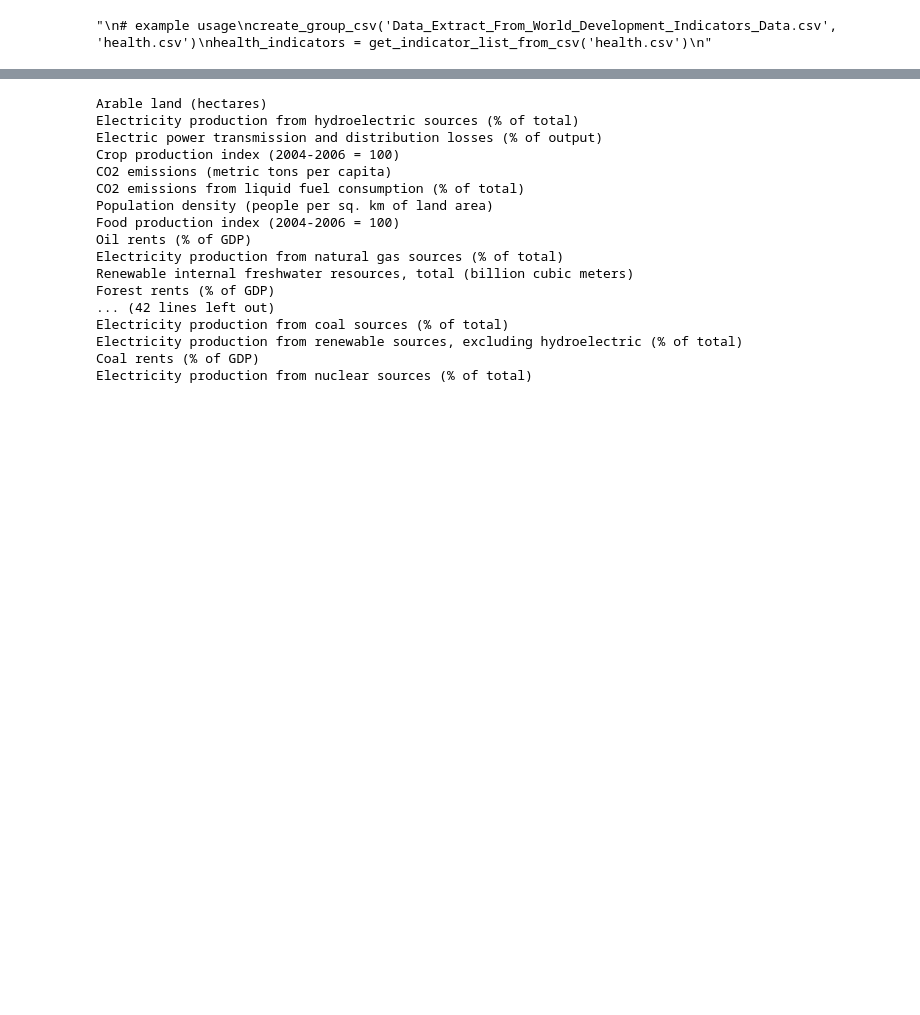
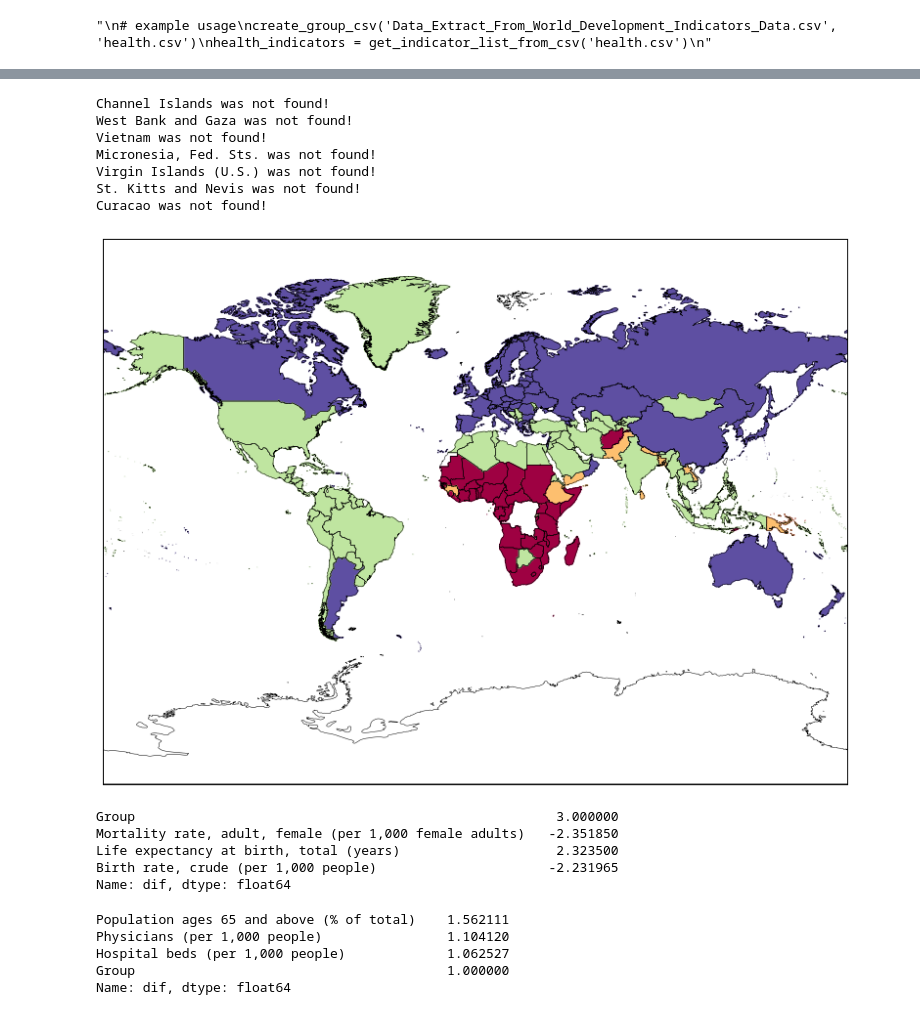
Before and after one commit to nshlapo/DataScience16CTW, a Jupyter notebook: collab.ipynb, the cells around one changed output, grey strips where cells are left out. Saved outputs shown, nothing was run; the diff lists cells and outputs as text; code cells hidden in the pictures; blank space fills up the shorter version.

Commit message:
means

```diff
--- a/collab.ipynb
+++ b/collab.ipynb
@@ -377,23 +394,30 @@ countries_mapped = plot_map(dic_r, reverse=reverse_r, save_name=feat+'_reagan_ma
 # %%
-countries_mapped = plot_map(dic_o, reverse=reverse_o, save_name=feat+'_obama_map')
+countries_mapped = plot_map(dic_o, reverse=reverse_o)
+# %% [output]
+Channel Islands was not found!
+West Bank and Gaza was not found!
+Vietnam was not found!
+Micronesia, Fed. Sts. was not found!
+Virgin Islands (U.S.) was not found!
+St. Kitts and Nevis was not found!
+Curacao was not found!
+[figure, added]
-# %%
-for f in feat_int:
-    print f
-# %% [output]
-Arable land (hectares)
-Electricity production from hydroelectric sources (% of total)
-Electric power transmission and distribution losses (% of output)
-Crop production index (2004-2006 = 100)
-CO2 emissions (metric tons per capita)
-CO2 emissions from liquid fuel consumption (% of total)
-Population density (people per sq. km of land area)
-Food production index (2004-2006 = 100)
-Oil rents (% of GDP)
-Electricity production from natural gas sources (% of total)
-Renewable internal freshwater resources, total (billion cubic meters)
-Forest rents (% of GDP)
-... (42 lines left out)
-Electricity production from coal sources (% of total)
-Electricity production from renewable sources, excluding hydroelectric (% of total)
-Coal rents (% of GDP)
-Electricity production from nuclear sources (% of total)
+# %%
+print "Difference between extremes"
+means_r = cluster_means(dic_r, res_df_r)
+print mean_diffs(means_r, clusters-1, 0)[0:4]
+# %% [output]
+Group                                                      3.000000
+Mortality rate, adult, female (per 1,000 female adults)   -2.351850
+Life expectancy at birth, total (years)                    2.323500
+Birth rate, crude (per 1,000 people)                      -2.231965
+Name: dif, dtype: float64
+# %%
+means_o = cluster_means(dic_o, res_df_o)
+print mean_diffs(means_o, clusters-1, clusters-2)[0:4]
+# %% [output]
+Population ages 65 and above (% of total)    1.562111
+Physicians (per 1,000 people)                1.104120
+Hospital beds (per 1,000 people)             1.062527
+Group                                        1.000000
+Name: dif, dtype: float64
```
Also changed, not shown: parts of 6 cells of this notebook.
